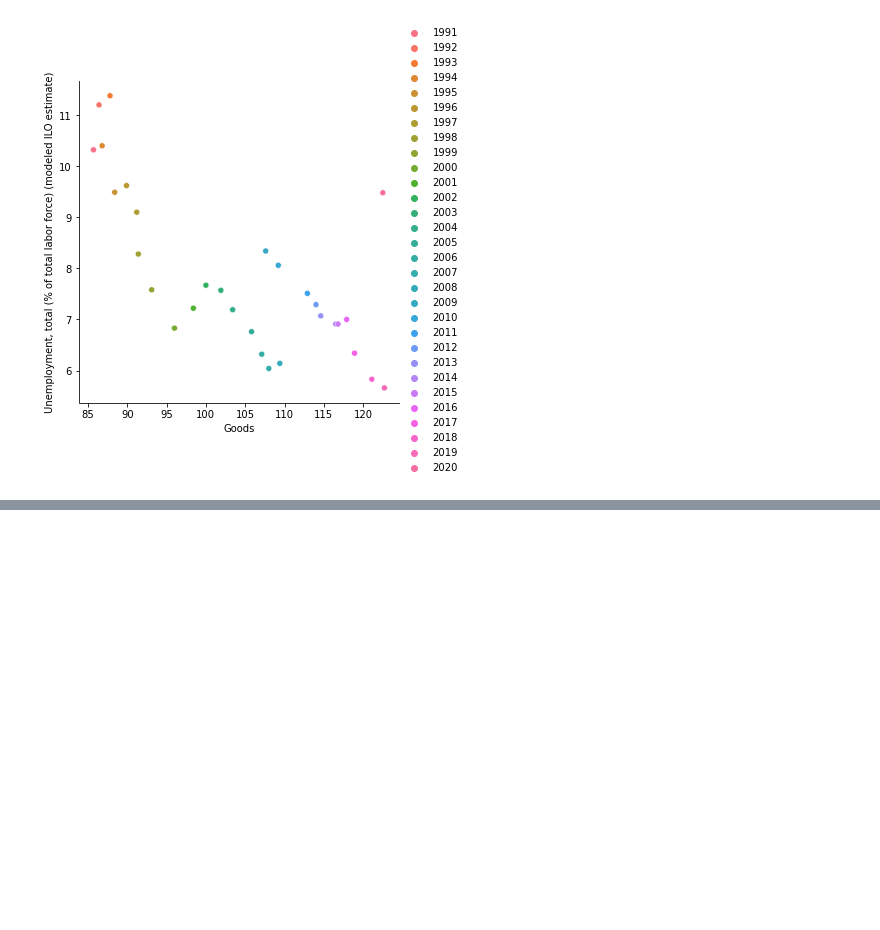
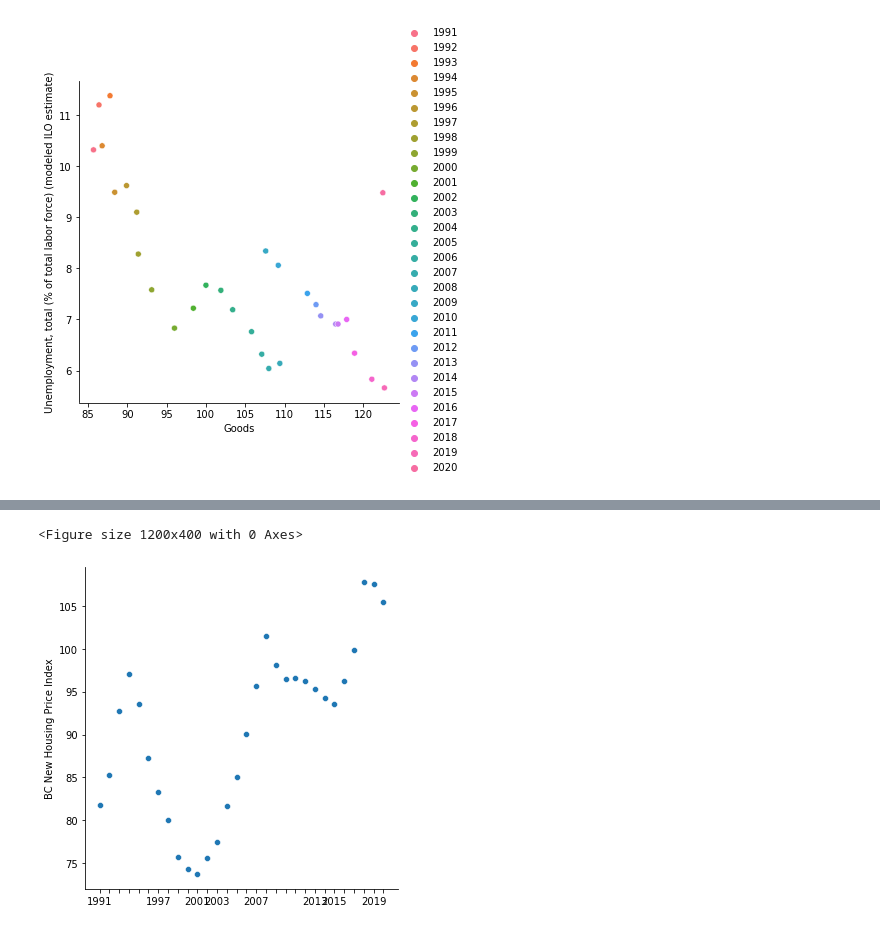
Before and after one commit to data301-2021-summer2/group-11-project, a Jupyter notebook: data/DataProcessingFunctions-Andy.ipynb, the cells around one changed output, grey strips where cells are left out. Saved outputs shown, nothing was run; the diff lists cells and outputs as text; code cells hidden in the pictures; blank space fills up the shorter version.

```diff
--- a/data/DataProcessingFunctions-Andy.ipynb
+++ b/data/DataProcessingFunctions-Andy.ipynb
@@ -297,0 +305,12 @@ ax = sns.relplot(y='Unemployment, total (% of total labor force) (modeled ILO es
+# %%
+figure(figsize=(15,5),dpi=80)
+ax = sns.relplot(y='BC New Housing Price Index', x=masterDFFrom1991to2021.columns, data=masterDFFrom1991to2021.transpose())
+for label in ax.ax.xaxis.get_ticklabels()[1::2]:
+    label.set_visible(False)
+for label in ax.ax.xaxis.get_ticklabels()[1::3]:
+    label.set_visible(False)
+for label in ax.ax.xaxis.get_ticklabels()[1::5]:
+    label.set_visible(False)
+# %% [output]
+<Figure size 1200x400 with 0 Axes>
+[figure, added]
```
Also changed, not shown: parts of 1 cell of this notebook.
